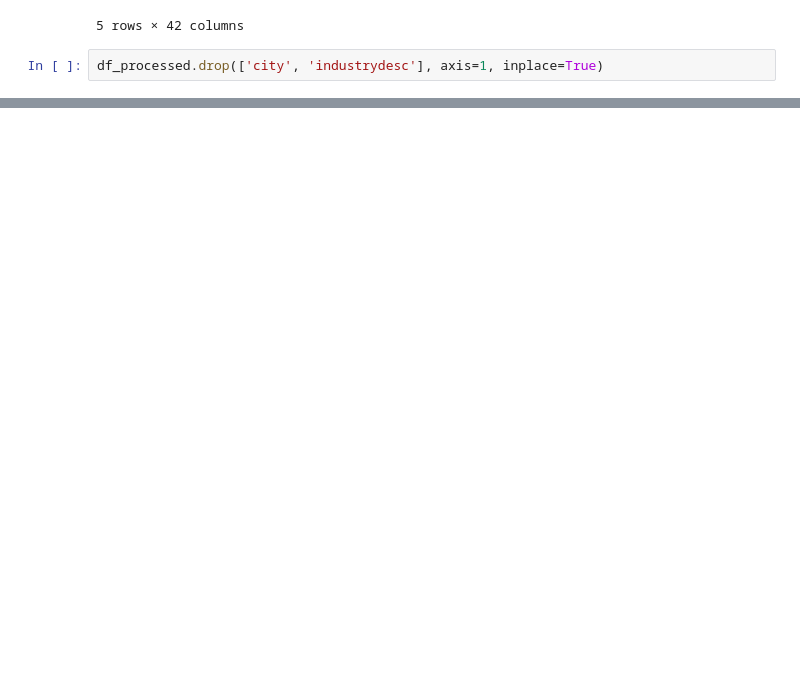
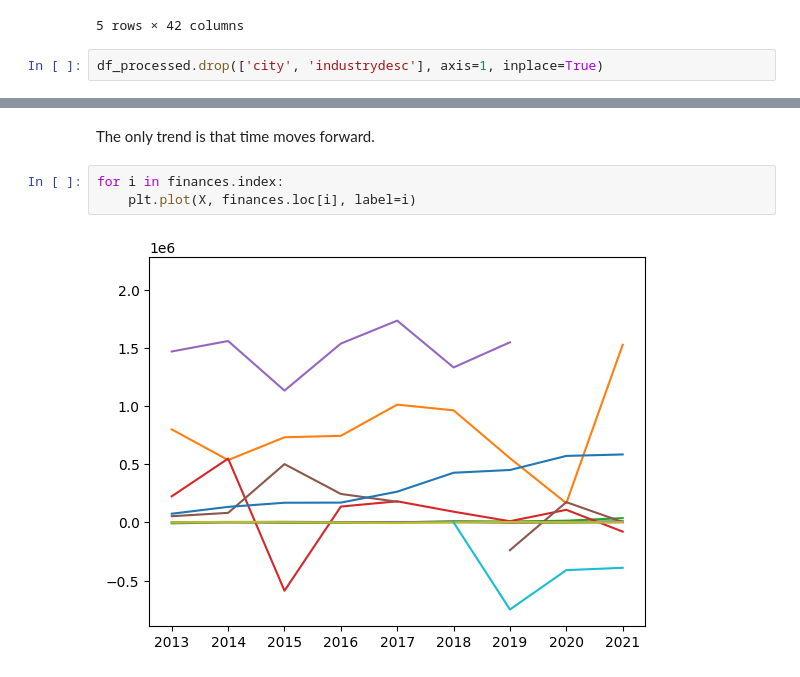
Before and after one commit to KD131/soft-sem1-datascience-sp1, a Jupyter notebook: internship_data.ipynb, the cells around one changed output, grey strips where cells are left out. Saved outputs shown, nothing was run; the diff lists cells and outputs as text; blank space fills up the shorter version.

```diff
--- a/internship_data.ipynb
+++ b/internship_data.ipynb
@@ -596,0 +613,7 @@ df_processed.drop(['city', 'industrydesc'], axis=1, inplace=True)
+# %% [markdown]
+The only trend is that time moves forward.
+# %%
+for i in finances.index:
+    plt.plot(X, finances.loc[i], label=i)
+# %% [output]
+[figure, added]
```
Also changed, not shown: parts of 10 cells of this notebook.
